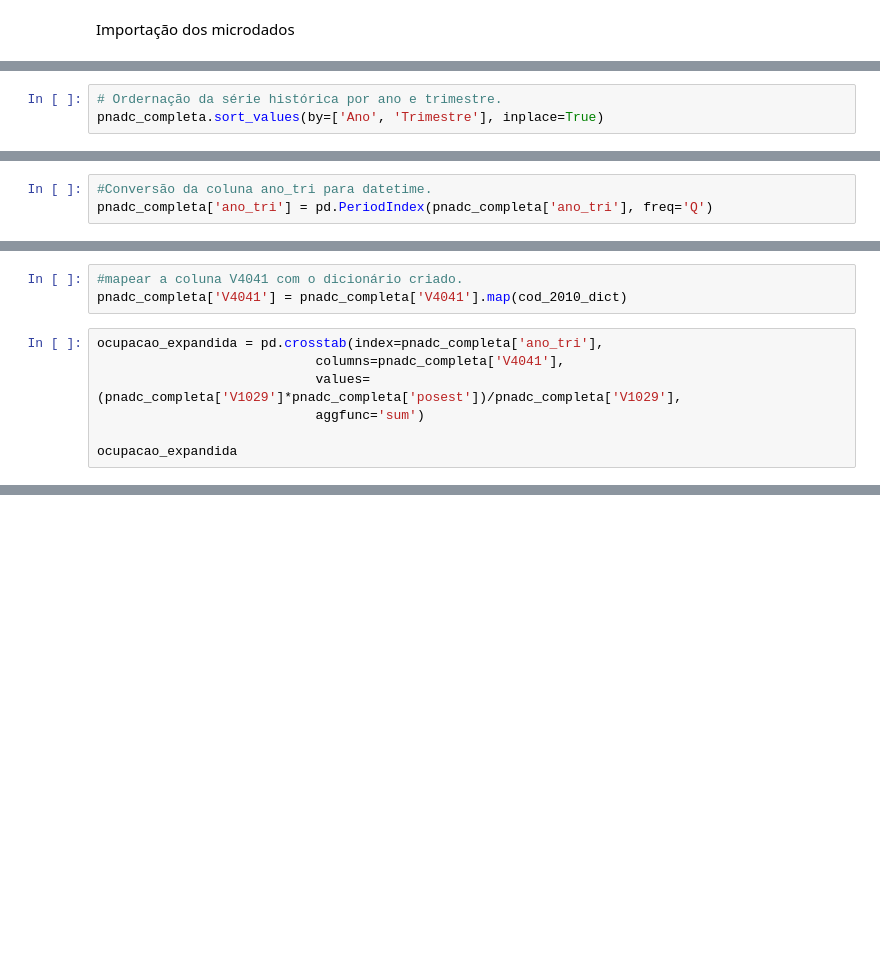
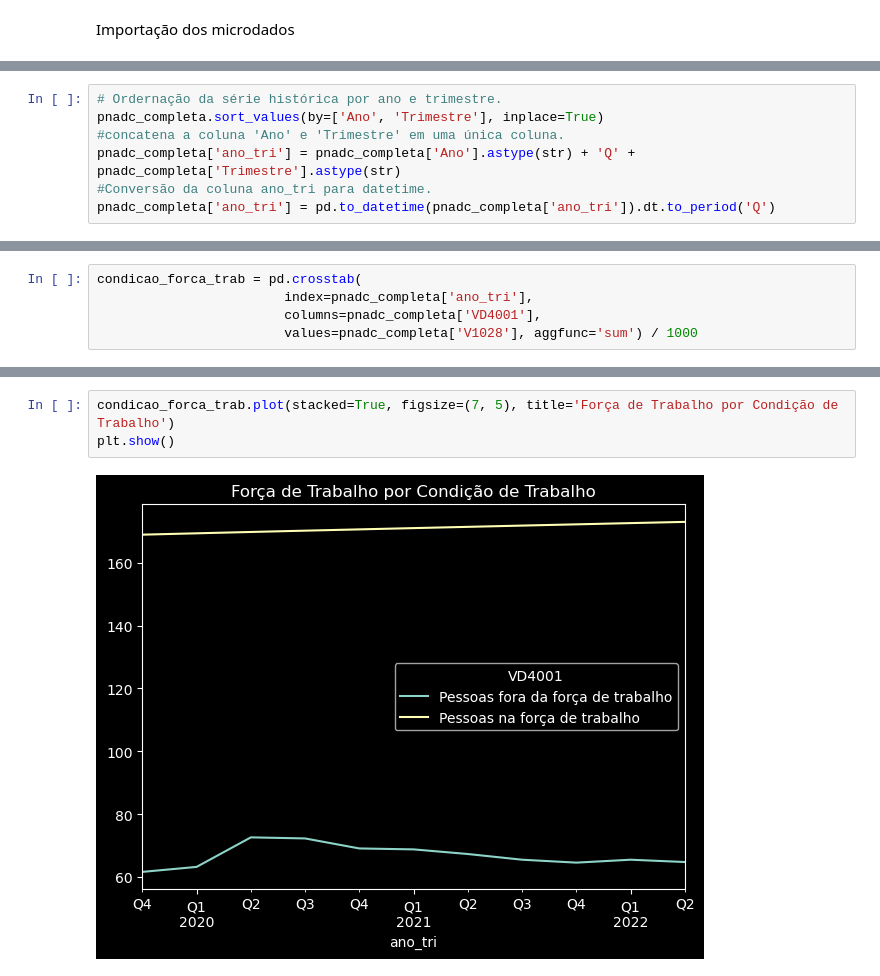
Before and after one commit to msbrasil/Mercado-de-Trabalho-Remoto, a Jupyter notebook: Ocupação.ipynb, the cells around one changed output, grey strips where cells are left out. Saved outputs shown, nothing was run; the diff lists cells and outputs as text; blank space fills up the shorter version.

```diff
--- a/Ocupação.ipynb
+++ b/Ocupação.ipynb
@@ -194,3 +143,7 @@ pnadc_completa
 # %%
 # Ordernação da série histórica por ano e trimestre.
 pnadc_completa.sort_values(by=['Ano', 'Trimestre'], inplace=True)
+#concatena a coluna 'Ano' e 'Trimestre' em uma única coluna.
+pnadc_completa['ano_tri'] = pnadc_completa['Ano'].astype(str) + 'Q' + pnadc_completa['Trimestre'].astype(str)
+#Conversão da coluna ano_tri para datetime.
+pnadc_completa['ano_tri'] = pd.to_datetime(pnadc_completa['ano_tri']).dt.to_period('Q')
@@ -200,3 +149,0 @@ pnadc_completa['ano_tri'] = pnadc_completa['Ano'].astype(str) + 'Q' + pnadc_comp
-# %%
-#Conversão da coluna ano_tri para datetime.
-pnadc_completa['ano_tri'] = pd.PeriodIndex(pnadc_completa['ano_tri'], freq='Q')
@@ -247,10 +150,5 @@ cod_2010_dict
-# %%
-#mapear a coluna V4041 com o dicionário criado.
-pnadc_completa['V4041'] = pnadc_completa['V4041'].map(cod_2010_dict)
 # %%
-ocupacao_expandida = pd.crosstab(index=pnadc_completa['ano_tri'],
-                            columns=pnadc_completa['V4041'],
-                            values=(pnadc_completa['V1029']*pnadc_completa['posest'])/pnadc_completa['V1029'],
-                            aggfunc='sum')
-
-ocupacao_expandida
+condicao_forca_trab = pd.crosstab(
+                        index=pnadc_completa['ano_tri'],
+                        columns=pnadc_completa['VD4001'],
+                        values=pnadc_completa['V1028'], aggfunc='sum') / 1000
@@ -271,0 +162,5 @@ ocupacao_expandida
+# %%
+condicao_forca_trab.plot(stacked=True, figsize=(7, 5), title='Força de Trabalho por Condição de Trabalho')
+plt.show()
+# %% [output]
+[figure, added]
```
Also changed, not shown: parts of 18 cells of this notebook, 5 other files.
